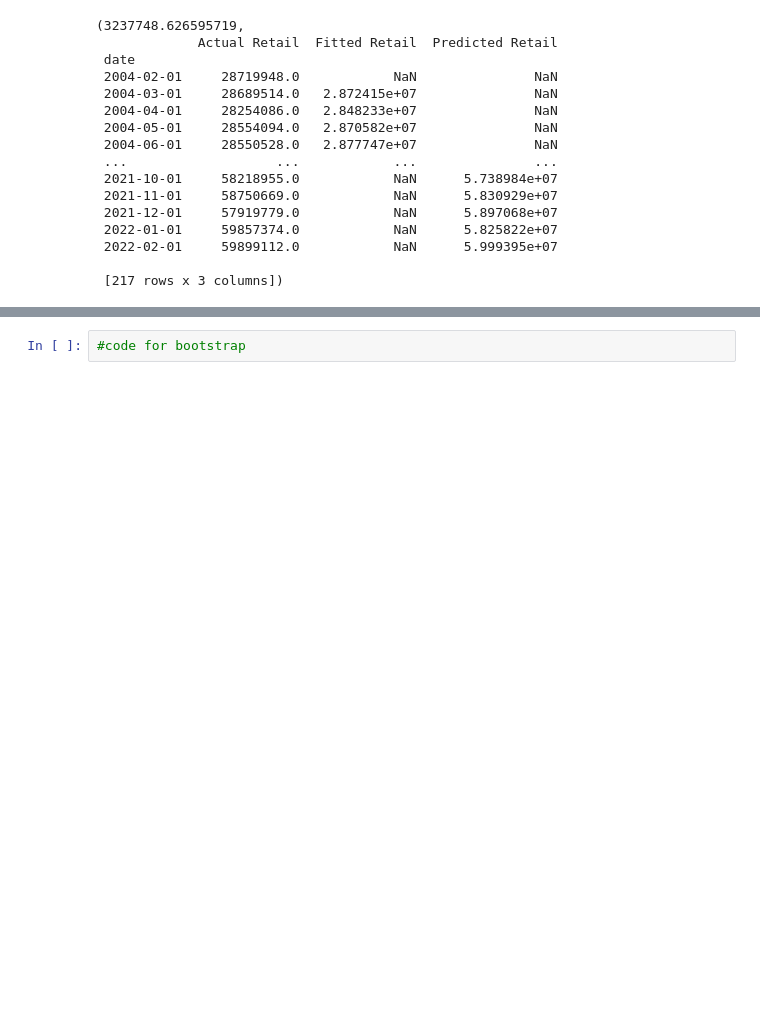
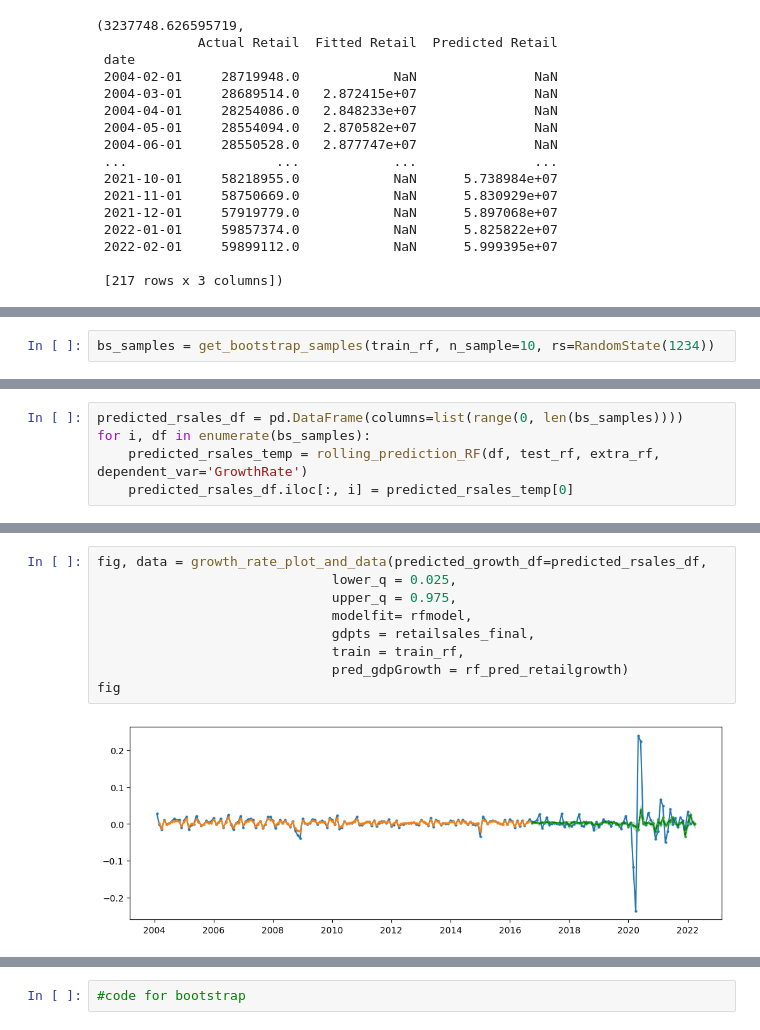
Before and after one commit to ubco-mds-2021-labs/capstone-project-googletrends_capstone, a Jupyter notebook: src/notebooks/RetailSales_updated.ipynb, the cells around one changed output, grey strips where cells are left out. Cells and saved outputs as stored; diff of their text form; blank space fills up the shorter version.

```diff
--- a/src/notebooks/RetailSales_updated.ipynb
+++ b/src/notebooks/RetailSales_updated.ipynb
@@ -1634,0 +1759,2 @@ Prediction error: 3237748.626595719
+# %%
+bs_samples = get_bootstrap_samples(train_rf, n_sample=10, rs=RandomState(1234))
@@ -1634,0 +1763,5 @@ Prediction error: 3237748.626595719
+# %%
+predicted_rsales_df = pd.DataFrame(columns=list(range(0, len(bs_samples))))
+for i, df in enumerate(bs_samples):
+    predicted_rsales_temp = rolling_prediction_RF(df, test_rf, extra_rf, dependent_var='GrowthRate')
+    predicted_rsales_df.iloc[:, i] = predicted_rsales_temp[0]
@@ -1634,0 +1784,11 @@ Prediction error: 3237748.626595719
+# %%
+fig, data = growth_rate_plot_and_data(predicted_growth_df=predicted_rsales_df,
+                              lower_q = 0.025,
+                              upper_q = 0.975,
+                              modelfit= rfmodel,
+                              gdpts = retailsales_final,
+                              train = train_rf,
+                              pred_gdpGrowth = rf_pred_retailgrowth)
+fig
+# %% [output]
+[figure, added]
```
Also changed, not shown: parts of 14 cells of this notebook, 1 other file.
